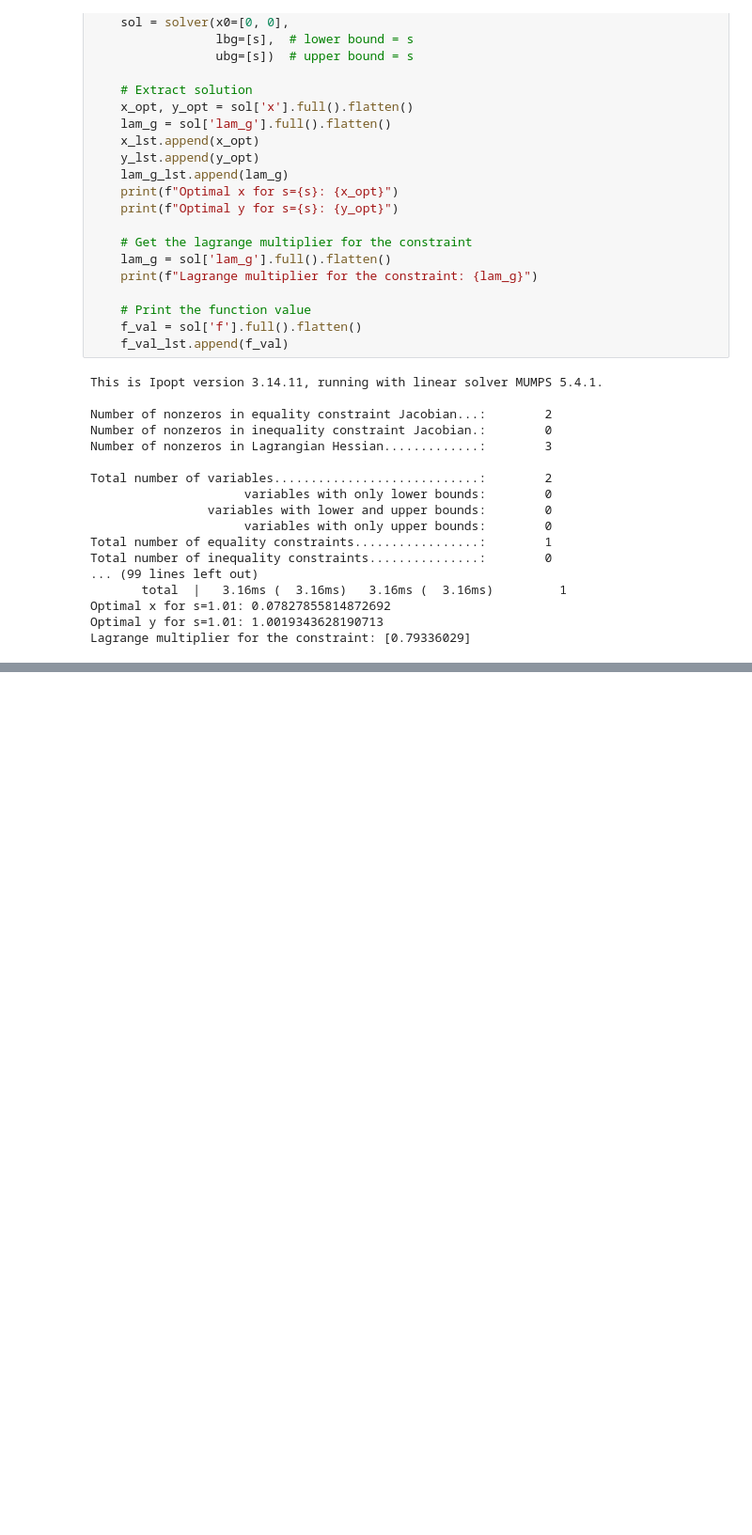
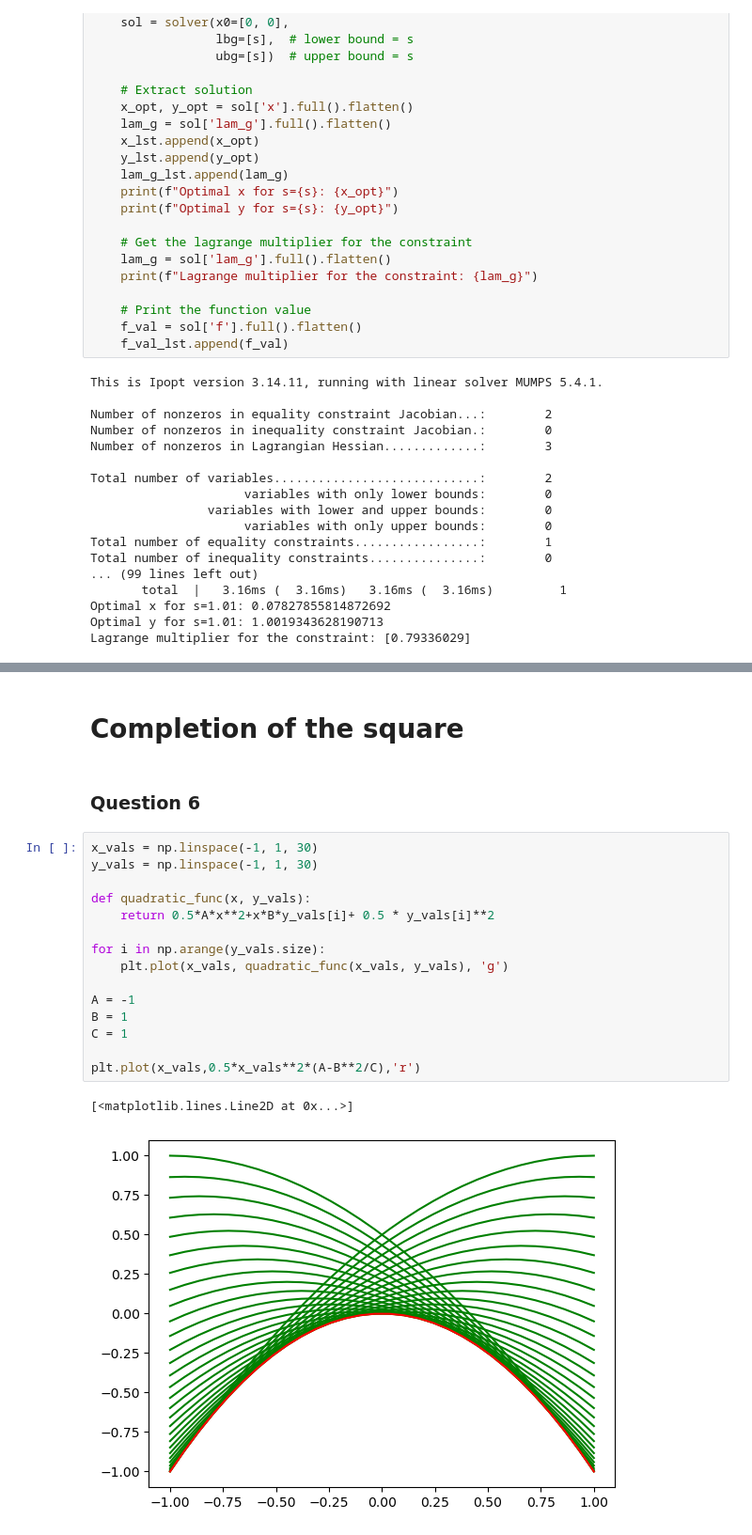
Before and after one commit to Husted42/businessAnalytics, a Jupyter notebook: Dynamic optimization/week1.ipynb, the cells around one changed output, grey strips where cells are left out. Shown at 94% size. Drawn from its saved outputs; the diff is of its cells as text; blank space fills up the shorter version.

```diff
--- a/Dynamic optimization/week1.ipynb
+++ b/Dynamic optimization/week1.ipynb
@@ -217,0 +247,22 @@ Lagrange [0.00805242]
+# %% [markdown]
+# Completion of the square
+# %% [markdown]
+### Question 6
+# %%
+x_vals = np.linspace(-1, 1, 30)
+y_vals = np.linspace(-1, 1, 30)
+
+def quadratic_func(x, y_vals):
+    return 0.5*A*x**2+x*B*y_vals[i]+ 0.5 * y_vals[i]**2
+
+for i in np.arange(y_vals.size):
+    plt.plot(x_vals, quadratic_func(x_vals, y_vals), 'g')
+
+A = -1
+B = 1
+C = 1
+
+plt.plot(x_vals,0.5*x_vals**2*(A-B**2/C),'r')
+# %% [output]
+[<matplotlib.lines.Line2D at 0x...>]
+[figure, added]
```
Also changed, not shown: parts of 14 cells of this notebook, 4 other files.
